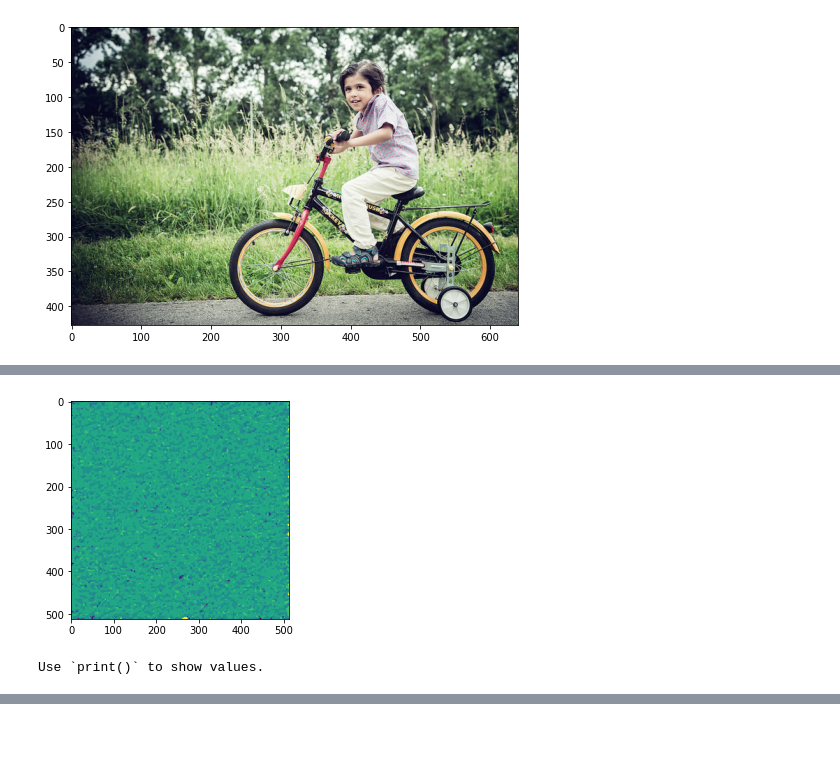
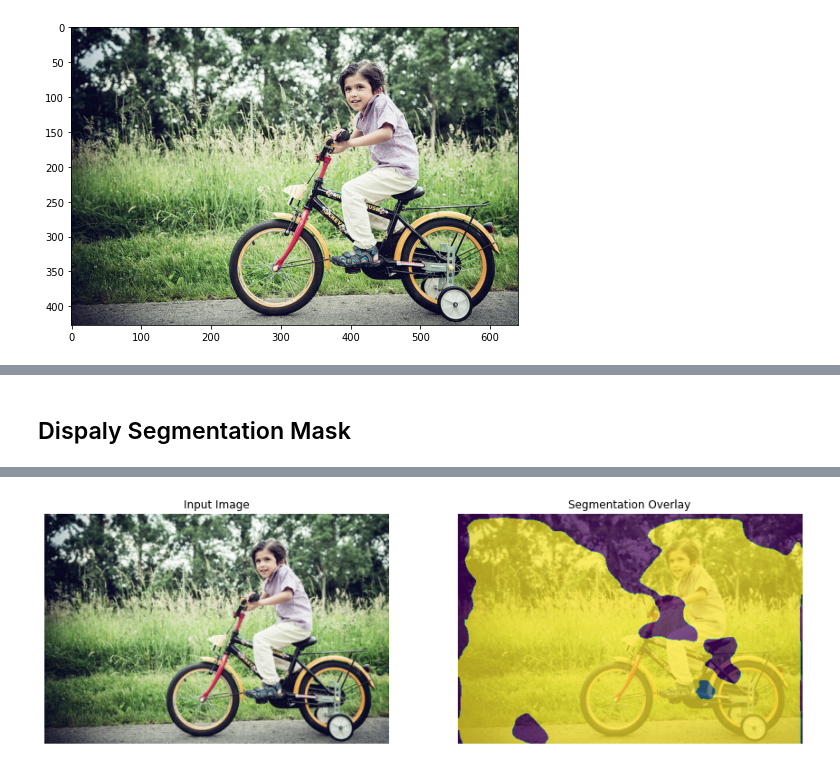
Before and after one commit to diwakar-vsingh/swift-models, a Jupyter notebook: deepLab/S4TFdeepLabV3+.ipynb, the cells around one changed output, grey strips where cells are left out. Drawn from its saved outputs; the diff is of its cells as text; code cells hidden in the pictures; blank space fills up the shorter version.

```diff
--- a/deepLab/S4TFdeepLabV3+.ipynb
+++ b/deepLab/S4TFdeepLabV3+.ipynb
@@ -564,7 +564,7 @@ public struct ImageFeature: Layer {
     epsilon: Float = 1e-5
   ) {
     conv = Conv2D<Float>(
-      filterShape: (filterShape.0, filterShape.1, filterShape.2, filterShape.3),
+      filterShape: (1, 1, filterShape.2, filterShape.3),
       strides: (1,1),
       padding: .same,
       useBias: false)
@@ -659,10 +659,12 @@ public struct DeepLabV3: Layer {
     aspp.append(ASPPLayer(filterShape: (3, 3, 2048, 256), dilations: atrousRates.1))
     aspp.append(ASPPLayer(filterShape: (3, 3, 2048, 256), dilations: atrousRates.2))
     aspp1 = ImageFeature(filterShape: (1, 1, 2048, 256))
+
     concatProjection = ConvBlock(filterShape: (1, 1, 1280, 256), epsilon: 1e-5, applyDropout: true)
 
     // Decoder
     featureProjection = ConvBlock(filterShape: (1, 1, 256, 48), epsilon: 1e-5)
+
     decoderConv.append(DepthwiseConvBlock(
       filterShape: (3, 3, 304, 256),
       epsilon: 1e-5,
@@ -676,7 +678,6 @@ public struct DeepLabV3: Layer {
     logitsSemantic = ConvBlock(
       filterShape: (1, 1, 256, classCount),
       useBias: true,
-      epsilon: 1e-5,
       applyBatchNorm: false,
       depthAct: false
     )
@@ -720,10 +721,10 @@ public struct DeepLabV3: Layer {
 
     // ASPP Module
     var asppModule: Tensor<Float>
-    asppModule = aspp0(exitFlow).concatenated(with: aspp[0](exitFlow), alongAxis: -1)
+    asppModule = aspp1(exitFlow).concatenated(with: aspp0(exitFlow), alongAxis: -1)
+    asppModule = asppModule.concatenated(with: aspp[0](exitFlow), alongAxis: -1)
     asppModule = asppModule.concatenated(with: aspp[1](exitFlow), alongAxis: -1)
     asppModule = asppModule.concatenated(with: aspp[2](exitFlow), alongAxis: -1)
-    asppModule = asppModule.concatenated(with: aspp1(exitFlow), alongAxis: -1)
     asppModule = concatProjection(asppModule)
 
     // Decoder
@@ -1137,18 +1245,23 @@ show_img(image)
 # %%
-let image = loadJpegAsTensor(from: "image1.jpg")
-let (height, width): (Int, Int) = (image.shape[0], image.shape[1])
-let resizedImage = tf.image.resize(image.makeNumpyArray(), size: [512, 512],
+func Inference(of image: Tensor<Float>) -> (Tensor<Float>, Tensor<Int32>) {
+  let (height, width): (Int, Int) = (image.shape[0], image.shape[1])
+  let resized_image = tf.image.resize(image.makeNumpyArray(), size: [INPUT_SIZE, INPUT_SIZE],
     preserve_aspect_ratio: Python.True, antialias: Python.True)
-let padH = Int(INPUT_SIZE - Int(resizedImage.shape[0])!)
-let padW = Int(INPUT_SIZE - Int(resizedImage.shape[1])!)
-var norm_image = tf.pad(resizedImage, paddings: [[0, padH], [0, padW], [0,0]], mode: "constant")
+  let resizedImage = Tensor<Float>(numpy: resized_image.numpy())!
 
-norm_image = (norm_image / 0.5) - 1
-norm_image = tf.expand_dims(norm_image, axis: 0)
-let normImage = Tensor<Float>(numpy: norm_image.numpy())!
-// print(normImage)
+  let padH = INPUT_SIZE - resizedImage.shape[0]
+  let padW = INPUT_SIZE - resizedImage.shape[1]
+  let padding = [(before: 0, after: padH),
+                 (before: 0, after: padW),
+                 (before: 0, after: 0)]
 
-// // let logit = deepLab(Tensor<Float>(numpy: norm_image.numpy())!)
-// // let seg_map = tf.argmax(logit[0], axis: -1)
-// print(resizedImage.shape)
-// show_img(Tensor<Float>(numpy: resizedImage.numpy())!)
+  var normImage = resizedImage.padded(forSizes: padding, mode: .constant(0.0))
+  normImage = (normImage / 0.5) - 1
+  normImage = normImage.expandingShape(at: 0)
+
+  let logit = deepLab.inferring(from: normImage)
+  var segMap = logit[0].argmax(squeezingAxis: -1)
+  segMap = segMap.slice(lowerBounds: [0, 0], upperBounds: [INPUT_SIZE - padH, INPUT_SIZE - padW])
+
+  return (resizedImage, segMap)
+}
@@ -1159,7 +1268,2 @@ let seg_map = tf.argmax(output[0].makeNumpyArray(), axis: -1)
-# %%
-plt.figure()
-plt.imshow(seg_map)
-plt.show()
-# %% [output]
-[figure, removed]
-Use `print()` to show values.
+# %% [markdown]
+## Dispaly Segmentation Mask
@@ -1165,0 +1285,4 @@ Use `print()` to show values.
+# %%
+let (reszedImage, segMap) = Inference(of: image)
+segmentationOverlay(of: reszedImage, with: segMap)
+# %% [output]
@@ -1165,0 +1291 @@ Use `print()` to show values.
+[figure, added]
```
Also changed, not shown: parts of 29 cells of this notebook.
